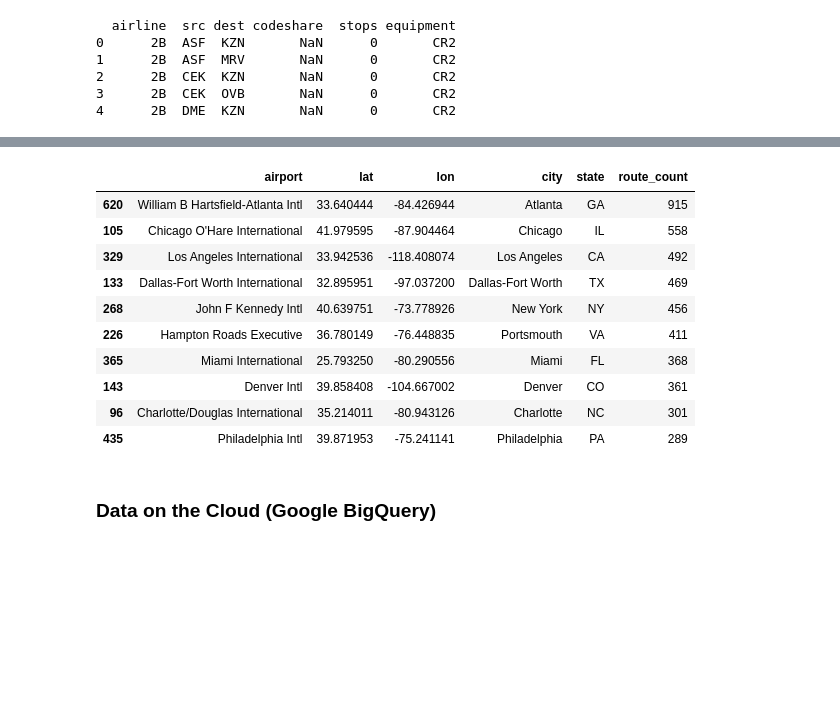
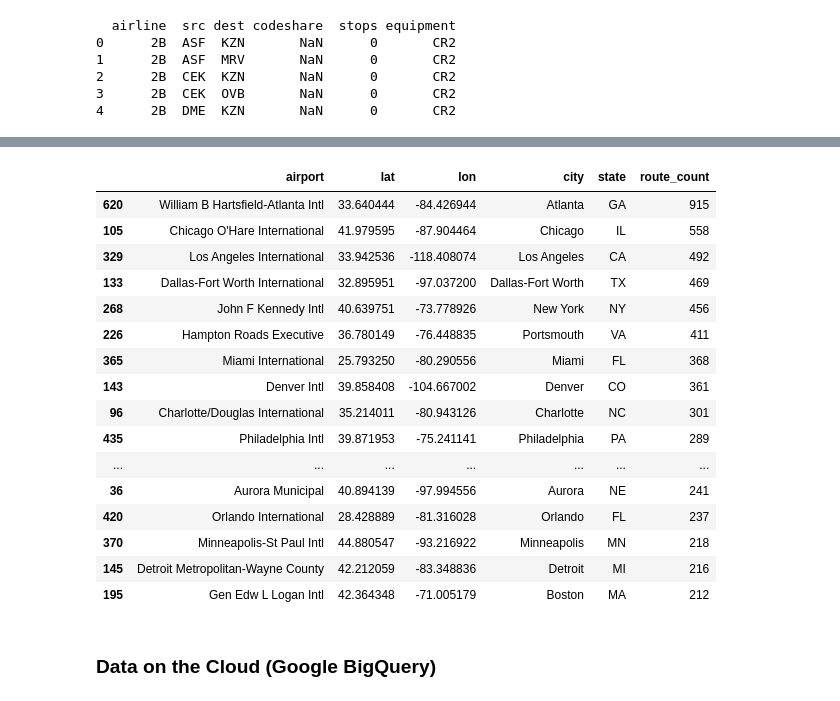
Before and after one commit to datastackacademy/jupyter-webinar, a Jupyter notebook: python-webinar.ipynb, the cells around one changed output, grey strips where cells are left out. Drawn from its saved outputs; the diff is of its cells as text; code cells hidden in the pictures; blank space fills up the shorter version.

```diff
--- a/python-webinar.ipynb
+++ b/python-webinar.ipynb
@@ -224,28 +224,34 @@ routes_src.head()
 # %%
 routes_per_src = routes_src.groupby('src').airport.count()
 routes_grouped = routes_src.groupby('airport')
 routes_grouped.head()
 
 airports_route_counts = routes_grouped.agg(route_count=pd.NamedAgg(column="airport", aggfunc="count"))
 airports_route_counts.sort_values(by='route_count', ascending=False).head(10)
 
 airports_route_counts = routes_src.groupby(['airport','lat','lon','city','state']).iata.agg('count').to_frame('route_count').reset_index()
 airports_route_counts.sort_values(by='route_count', ascending=False).head(10)
-airports_top10 = airports_route_counts.sort_values(by='route_count', ascending=False).head(10)
+airports_top10 = airports_route_counts.sort_values(by='route_count', ascending=False).head(20)
 
 airports_top10
 # %% [output]
 |  | airport | lat | lon | city | state | route_count |
 | 620 | William B Hartsfield-Atlanta Intl | 33.640444 | -84.426944 | Atlanta | GA | 915 |
 | 105 | Chicago O'Hare International | 41.979595 | -87.904464 | Chicago | IL | 558 |
 | 329 | Los Angeles International | 33.942536 | -118.408074 | Los Angeles | CA | 492 |
 | 133 | Dallas-Fort Worth International | 32.895951 | -97.037200 | Dallas-Fort Worth | TX | 469 |
 | 268 | John F Kennedy Intl | 40.639751 | -73.778926 | New York | NY | 456 |
 | 226 | Hampton Roads Executive | 36.780149 | -76.448835 | Portsmouth | VA | 411 |
 | 365 | Miami International | 25.793250 | -80.290556 | Miami | FL | 368 |
 | 143 | Denver Intl | 39.858408 | -104.667002 | Denver | CO | 361 |
 | 96 | Charlotte/Douglas International | 35.214011 | -80.943126 | Charlotte | NC | 301 |
 | 435 | Philadelphia Intl | 39.871953 | -75.241141 | Philadelphia | PA | 289 |
+| ... | ... | ... | ... | ... | ... | ... |
+| 36 | Aurora Municipal | 40.894139 | -97.994556 | Aurora | NE | 241 |
+| 420 | Orlando International | 28.428889 | -81.316028 | Orlando | FL | 237 |
+| 370 | Minneapolis-St Paul Intl | 44.880547 | -93.216922 | Minneapolis | MN | 218 |
+| 145 | Detroit Metropolitan-Wayne County | 42.212059 | -83.348836 | Detroit | MI | 216 |
+| 195 | Gen Edw L Logan Intl | 42.364348 | -71.005179 | Boston | MA | 212 |
 # %%
 import plotly.graph_objects as go
 
```
Also changed, not shown: parts of 1 cell of this notebook.
